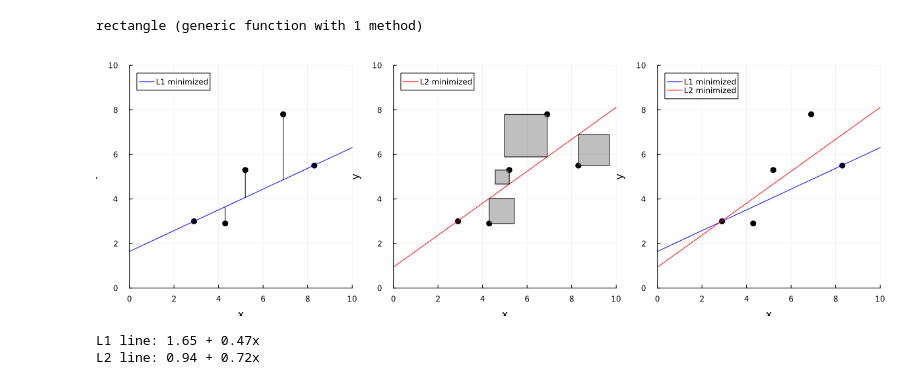
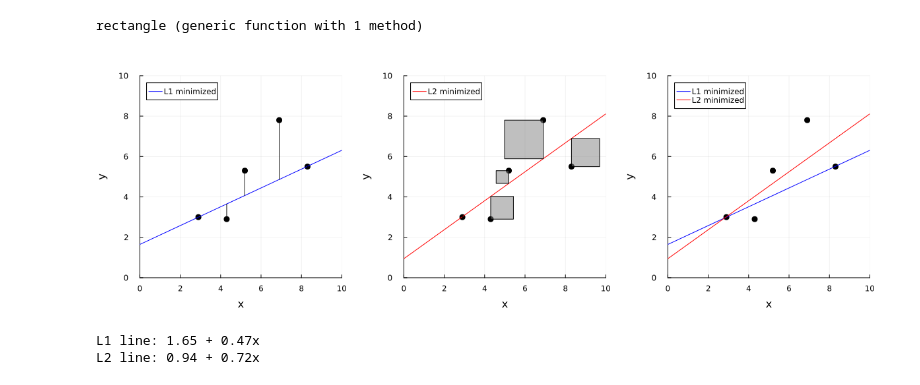
Before and after one commit to setrar/IntroStat, a Jupyter notebook: Lectures/bestFitLine.jl.ipynb, the cells around one changed output. Drawn from its saved outputs; the diff is of its cells as text; code cells hidden in the pictures.

```diff
--- a/Lectures/bestFitLine.jl.ipynb
+++ b/Lectures/bestFitLine.jl.ipynb
@@ -69,12 +69,13 @@ p3 = plot!([0,10],[α₂, α₂ .+ β₂*10], color=:red, label="L2 minimized");
 # %%
 plot(p1, p2, p3
     , layout = (1,3), ratio=:equal
     , xlims=(0,10), ylims=(0,10)
     , legend=:topleft, size=(1200, 400)
     , xlabel = "x", ylabel = "y"
+    , margin=5mm
 )
 # %% [output]
-[figure, old version]
+[figure, new version]
 # %%
 println("L1 line: $(round(α₁,digits = 2)) + $(round(β₁,digits = 2))x")
 println("L2 line: $(round(α₂,digits = 2)) + $(round(β₂,digits = 2))x")
```
Also changed, not shown: parts of 1 cell of this notebook.
